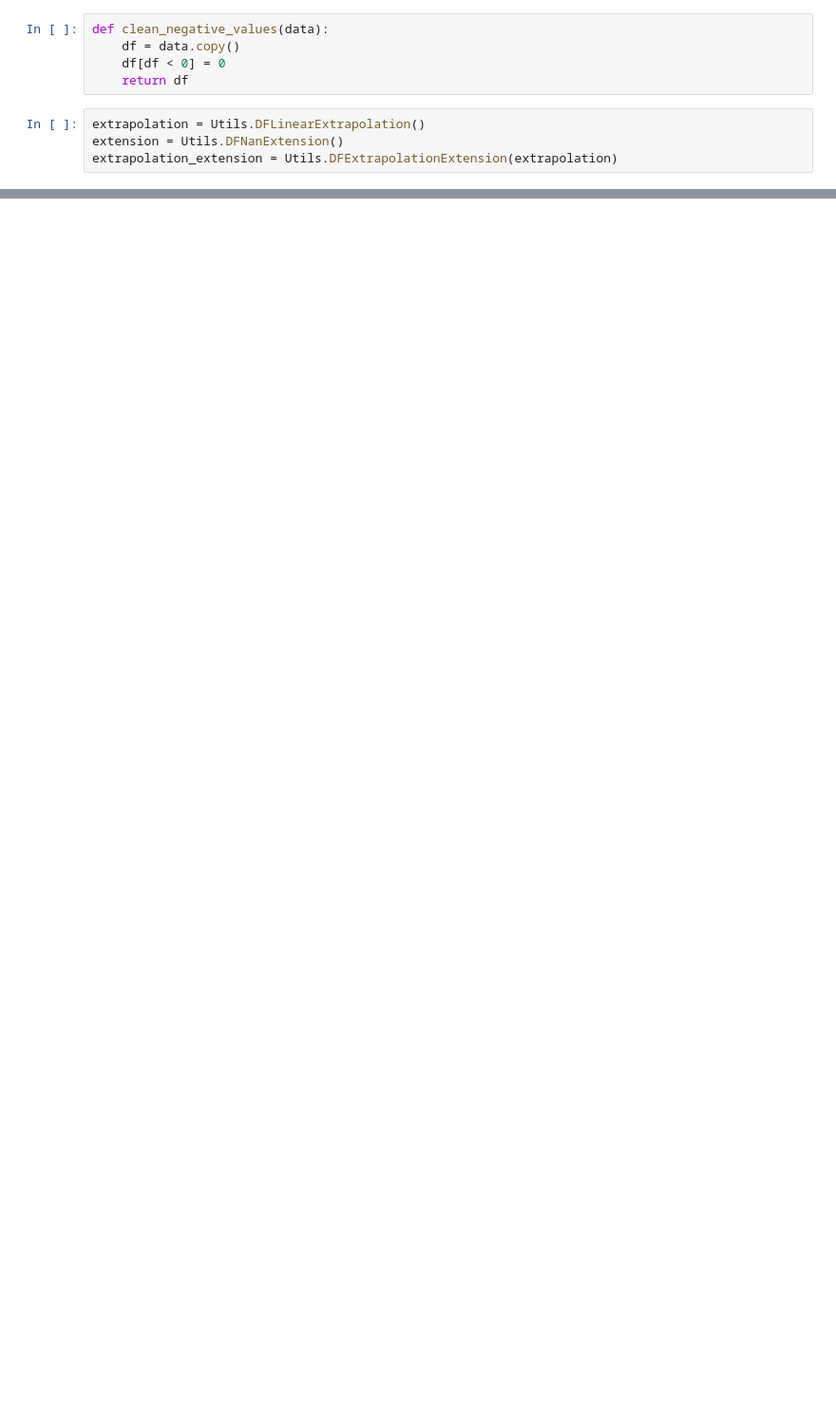
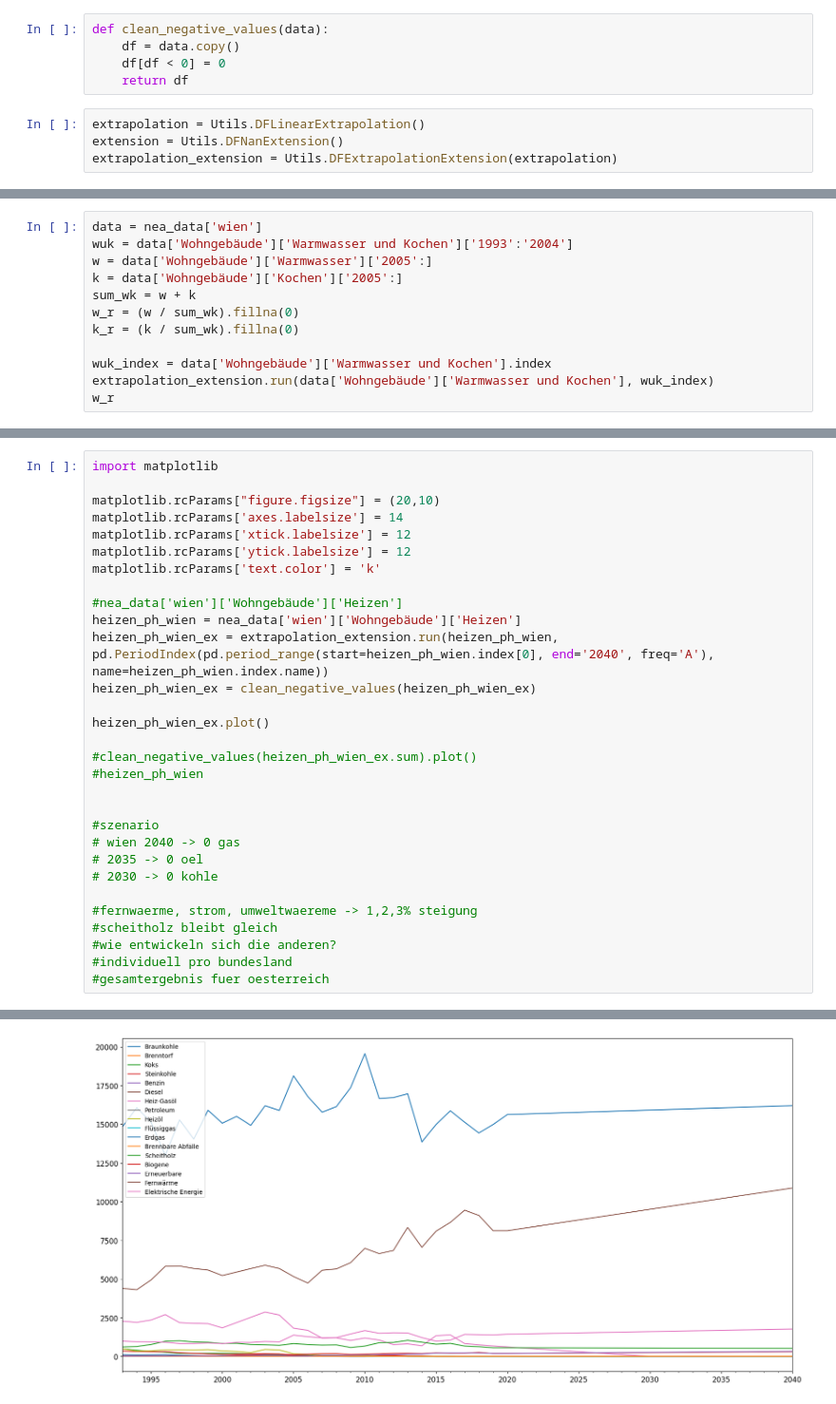
Before and after one commit to tiZyJoshi/MasterProject, a Jupyter notebook: playground.ipynb, the cells around one changed output, grey strips where cells are left out. Shown: that part at 95% size. Cells and saved outputs as stored; diff of their text form; blank space fills up the shorter version.

Commit message:
rename playground to result and some final cleanup

```diff
--- a/playground.ipynb
+++ b/playground.ipynb
@@ -262,0 +160,12 @@ def create_limit_scenario(series: pd.Series, start: str, factor):
+# %%
+data = nea_data['wien']
+wuk = data['Wohngebäude']['Warmwasser und Kochen']['1993':'2004']
+w = data['Wohngebäude']['Warmwasser']['2005':]
+k = data['Wohngebäude']['Kochen']['2005':]
+sum_wk = w + k
+w_r = (w / sum_wk).fillna(0)
+k_r = (k / sum_wk).fillna(0)
+
+wuk_index = data['Wohngebäude']['Warmwasser und Kochen'].index
+extrapolation_extension.run(data['Wohngebäude']['Warmwasser und Kochen'], wuk_index)
+w_r
@@ -262,0 +190,31 @@ def create_limit_scenario(series: pd.Series, start: str, factor):
+# %%
+import matplotlib
+
+matplotlib.rcParams["figure.figsize"] = (20,10)
+matplotlib.rcParams['axes.labelsize'] = 14
+matplotlib.rcParams['xtick.labelsize'] = 12
+matplotlib.rcParams['ytick.labelsize'] = 12
+matplotlib.rcParams['text.color'] = 'k'
+
+#nea_data['wien']['Wohngebäude']['Heizen']
+heizen_ph_wien = nea_data['wien']['Wohngebäude']['Heizen']
+heizen_ph_wien_ex = extrapolation_extension.run(heizen_ph_wien, pd.PeriodIndex(pd.period_range(start=heizen_ph_wien.index[0], end='2040', freq='A'), name=heizen_ph_wien.index.name))
+heizen_ph_wien_ex = clean_negative_values(heizen_ph_wien_ex)
+
+heizen_ph_wien_ex.plot()
+
+#clean_negative_values(heizen_ph_wien_ex.sum).plot()
+#heizen_ph_wien
+
+
+#szenario
+# wien 2040 -> 0 gas
+# 2035 -> 0 oel
+# 2030 -> 0 kohle
+
+#fernwaerme, strom, umweltwaereme -> 1,2,3% steigung
+#scheitholz bleibt gleich
+#wie entwickeln sich die anderen?
+#individuell pro bundesland
+#gesamtergebnis fuer oesterreich
+# %% [output]
@@ -262,0 +222 @@ def create_limit_scenario(series: pd.Series, start: str, factor):
+[figure, added]
```
Also changed, not shown: parts of 29 cells of this notebook, 1 other file.
